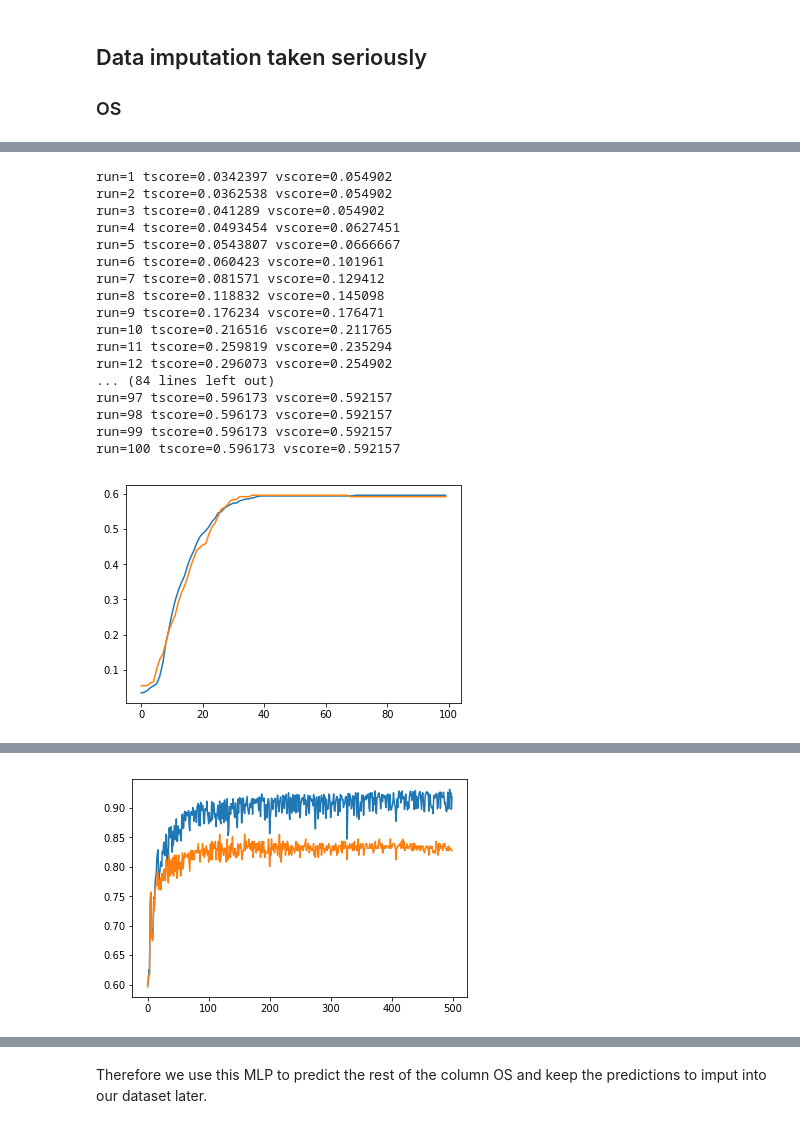
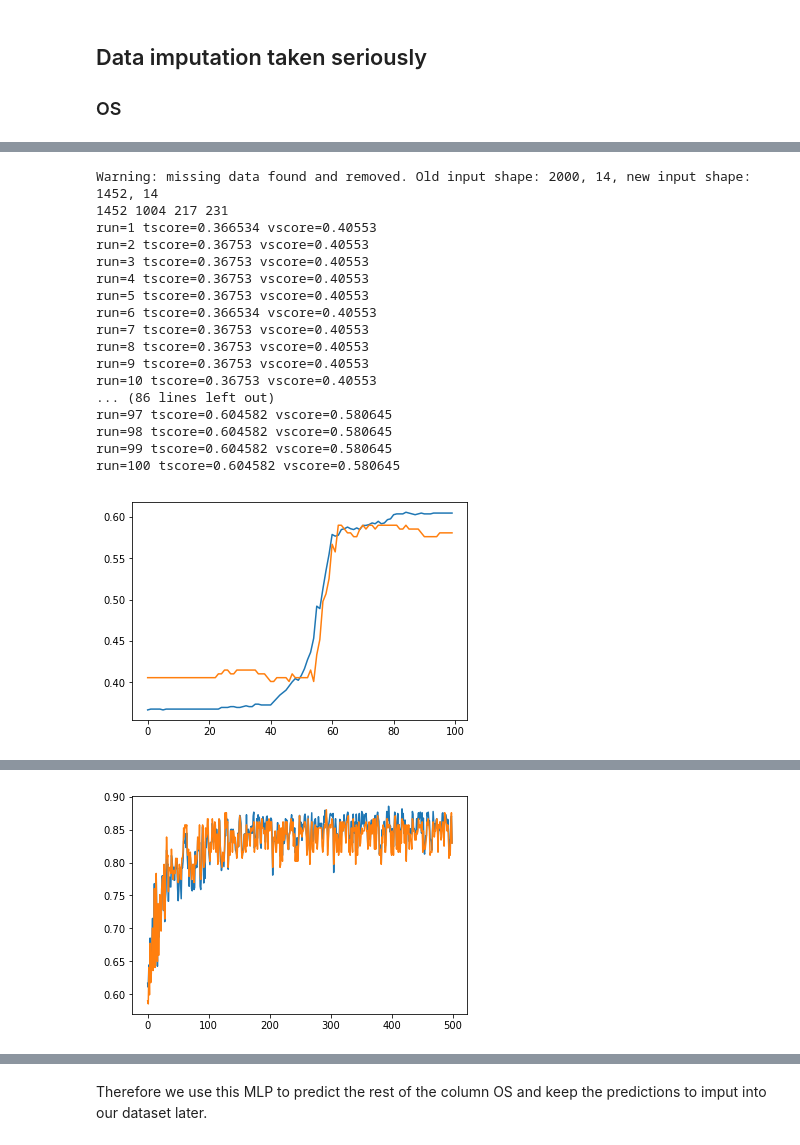
Before and after one commit to guglielmoG/MachineLearningVod, a Jupyter notebook: ML-Vod++.ipynb, the cells around one changed output, grey strips where cells are left out. Cells and saved outputs as stored; diff of their text form; code cells hidden in the pictures.

```diff
--- a/ML-Vod++.ipynb
+++ b/ML-Vod++.ipynb
@@ -478,7 +496,7 @@ def train_perc_cold(perc, X, y, percentage, max_iter, std, pca, build_seed):
 # %%
 class perc(interface):
 
-    def _train(self, X, y, percentage, std, pca, epochs, args):
+    def _train(self, X, y, data, epochs, args):
         warm_start = True
         learning_rate = args.get('learning_rate', 'optimal')
         it_interval = args.pop('it_interval', 100)
@@ -501,24 +519,22 @@ class perc(interface):
         #create multiple perceptron
         perc_ = SGDClassifier(**args)
 
-        param_warm = (perc_, X, y, epochs, args['eta0'], percentage, f_eta, std, pca, True, self.build_seed)
-        param_cold = (perc_, X, y, percentage, max_iter, std, pca, self.build_seed)
+        param_warm = (perc_, data, X, y, epochs, args['eta0'], f_eta, True)
+        param_cold = (perc_, data, X, y, max_iter)
 
         #perform analysis
         if warm_start:
-            tscores, vscores, valid = train_perc_warm(*param_warm)
+            tscores, vscores = train_perc_warm(*param_warm)
         else:
-            tscores, vscores, valid = train_perc_cold(*param_cold)
+            tscores, vscores = train_perc_cold(*param_cold)
 
         self.obj = perc_
-        return tscores, vscores, valid
+        return tscores, vscores
 
     def __str__(self):
         return 'Perceptron interface'
 # %%
-def train_MLP(ml_perc, X, y, percentage=0.8, max_iter= 30, std=False, pca=0, v=True, build_seed=None):
-
-    data = buildTrain(X, y, percentage, std, pca, seed=build_seed)
+def train_MLP(ml_perc, data, X, y, max_iter= 30, v=True):
 
     tscores = []
     vscores = []
@@ -538,22 +554,22 @@ def train_MLP(ml_perc, X, y, percentage=0.8, max_iter= 30, std=False, pca=0, v=T
         plt.figure()
         plt.plot(np.arange(max_iter), tscores, np.arange(max_iter), vscores)
 
-    return tscores, vscores, data.get_valid()
+    return tscores, vscores
 # %%
 class MLP(interface):
 
-    def _train(self, X, y, percentage, std, pca, epochs, args):
+    def _train(self, X, y, data, epochs, args):
 
         #create multiple perceptron
         ml_perc_ = MLPClassifier(**args)
 
-        param_warm = (ml_perc_, X, y, percentage, epochs, std, pca, True, self.build_seed)
+        param_warm = (ml_perc_, data, X, y, epochs, True)
 
-        tscores, vscores, valid = train_MLP(*param_warm)
+        tscores, vscores = train_MLP(*param_warm)
 
         #save settings
         self.obj = ml_perc_
-        return tscores, vscores, valid
+        return tscores, vscores
 
     def __str__(self):
         return 'MLP interface'
@@ -858,28 +677,28 @@ train size 1248, test size 204
 # %%
-my_perc.train(*data.get_train(), percentage=0.8, std=False, pca=0, threshold_unbalanced=0.6, epochs=100,  loss='log',
+my_perc.train(X, y, percentage=(0.70,0.15,0.15), std=False, pca=0, threshold_unbalanced=0.6, epochs=100,  loss='log',
               penalty='none', alpha=1e-8, power_t=0.7, it_interval=100, learning_rate='constant', eta0=1e-8,
               class_weight=None)
 # %% [output]
-run=1 tscore=0.0342397 vscore=0.054902
-run=2 tscore=0.0362538 vscore=0.054902
-run=3 tscore=0.041289 vscore=0.054902
-run=4 tscore=0.0493454 vscore=0.0627451
-run=5 tscore=0.0543807 vscore=0.0666667
-run=6 tscore=0.060423 vscore=0.101961
-run=7 tscore=0.081571 vscore=0.129412
-run=8 tscore=0.118832 vscore=0.145098
-run=9 tscore=0.176234 vscore=0.176471
-run=10 tscore=0.216516 vscore=0.211765
-run=11 tscore=0.259819 vscore=0.235294
-run=12 tscore=0.296073 vscore=0.254902
-... (84 lines left out)
-run=97 tscore=0.596173 vscore=0.592157
-run=98 tscore=0.596173 vscore=0.592157
-run=99 tscore=0.596173 vscore=0.592157
-run=100 tscore=0.596173 vscore=0.592157
+Warning: missing data found and removed. Old input shape: 2000, 14, new input shape: 1452, 14
+1452 1004 217 231
+run=1 tscore=0.366534 vscore=0.40553
+run=2 tscore=0.36753 vscore=0.40553
+run=3 tscore=0.36753 vscore=0.40553
+run=4 tscore=0.36753 vscore=0.40553
+run=5 tscore=0.36753 vscore=0.40553
+run=6 tscore=0.366534 vscore=0.40553
+run=7 tscore=0.36753 vscore=0.40553
+run=8 tscore=0.36753 vscore=0.40553
+run=9 tscore=0.36753 vscore=0.40553
+run=10 tscore=0.36753 vscore=0.40553
+... (86 lines left out)
+run=97 tscore=0.604582 vscore=0.580645
+run=98 tscore=0.604582 vscore=0.580645
+run=99 tscore=0.604582 vscore=0.580645
+run=100 tscore=0.604582 vscore=0.580645
-[figure, old version]
+[figure, new version]
 # %%
-my_MLP.train(*data.get_train(), percentage=0.8, std=False, pca=0, threshold_unbalanced=0.6, epochs=500,
+my_MLP.train(X, y, percentage=(0.70,0.15,0.15), std=False, pca=0, threshold_unbalanced=0.6, epochs=500,
              hidden_layer_sizes = (200,), batch_size = 100, learning_rate_init=1e-2, solver = 'adam',
              learning_rate = 'constant', momentum = 0.5, nesterovs_momentum = False,
              alpha = 0.01, tol = 1e-4)
@@ -904,2 +732,2 @@ epoch=499 loss=0.3443362566021669 tscore=0.918429003021148 vscore=0.827450980392
-[figure, old version]
+[figure, new version]
 # %%
```
Also changed, not shown: parts of 70 cells of this notebook.
